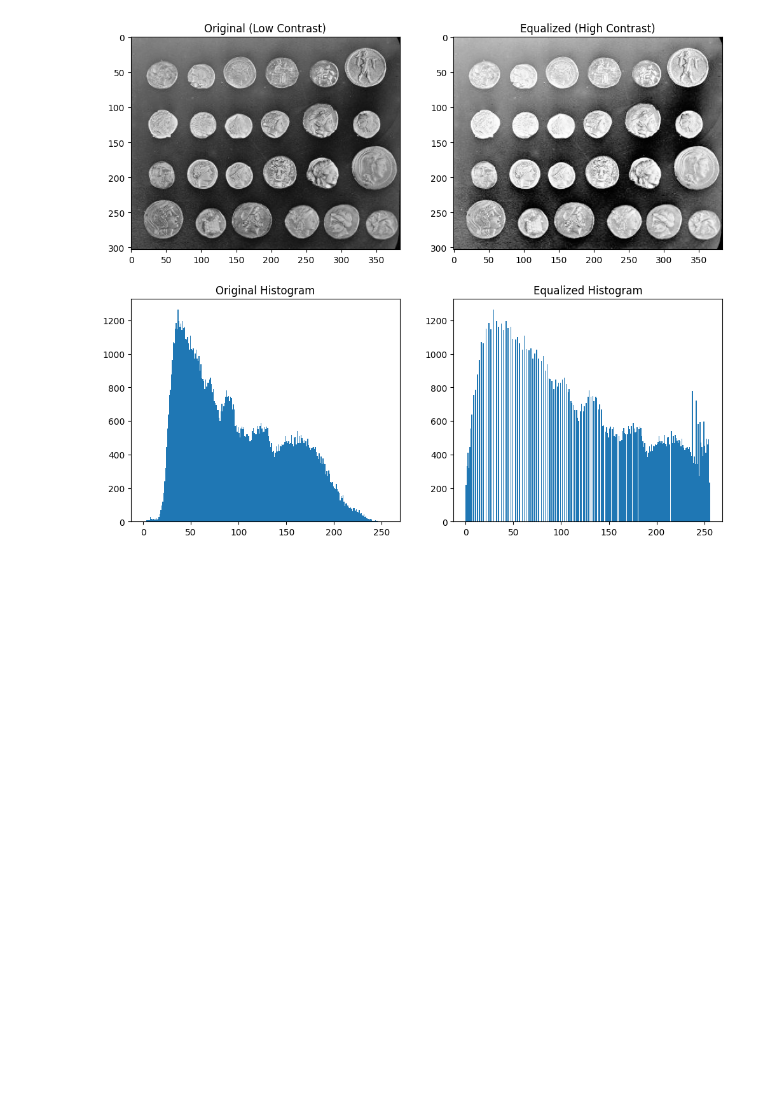
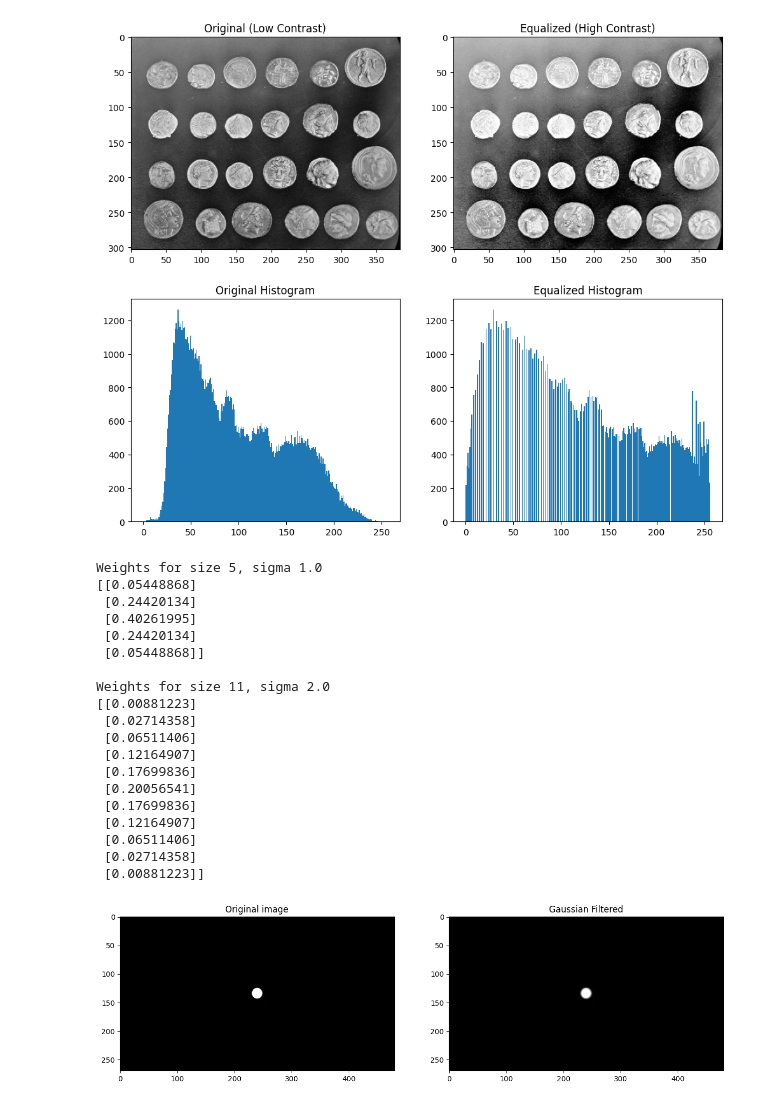
Before and after one commit to ayzrixsiev/Deep-Image-Processing-Lab, a Jupyter notebook: CAU | Week 6/Lab-1.ipynb, the cells around one changed output. Saved outputs shown, nothing was run; the diff lists cells and outputs as text; code cells hidden in the pictures; blank space fills up the shorter version.

Commit message:
refactor: Week 6 Gaussian Blur finished

```diff
--- a/CAU | Week 6/Lab-1.ipynb
+++ b/CAU | Week 6/Lab-1.ipynb
@@ -60,3 +60,48 @@ plt.subplot(224); plt.hist(equ.ravel(), 256, range=[0,256]); plt.title("Equalize
 plt.show();
 # %% [output]
 [figure]
+# %%
+image = cv2.imread("../data/benchmarks/dot.png")
+
+gaussian_blur = cv2.getGaussianKernel(5, 1.0)
+gaussian_blur1 = cv2.getGaussianKernel(11, 2.0)
+
+blurred_image = cv2.GaussianBlur(image, (5, 5), sigmaX=0)  # Zero means choose a perfect sigma yourself
+
+print("Weights for size 5, sigma 1.0")
+print(gaussian_blur, "\n")
+
+print("Weights for size 11, sigma 2.0")
+print(gaussian_blur1)
+
+plt.figure(figsize=(15, 5))
+plt.subplot(1,2,1)
+plt.imshow(image[...,::-1])
+plt.title("Original image")
+
+plt.subplot(1,2,2)
+plt.imshow(blurred_image[...,::-1])
+plt.title("Gaussian Filtered")
+
+plt.show();
+# %% [output]
+Weights for size 5, sigma 1.0
+[[0.05448868]
+ [0.24420134]
+ [0.40261995]
+ [0.24420134]
+ [0.05448868]]
+
+Weights for size 11, sigma 2.0
+[[0.00881223]
+ [0.02714358]
+ [0.06511406]
+ [0.12164907]
+ [0.17699836]
+ [0.20056541]
+ [0.17699836]
+ [0.12164907]
+ [0.06511406]
+ [0.02714358]
+ [0.00881223]]
+[figure, added]
```
Also changed, not shown: parts of 1 cell of this notebook, 2 other files.
